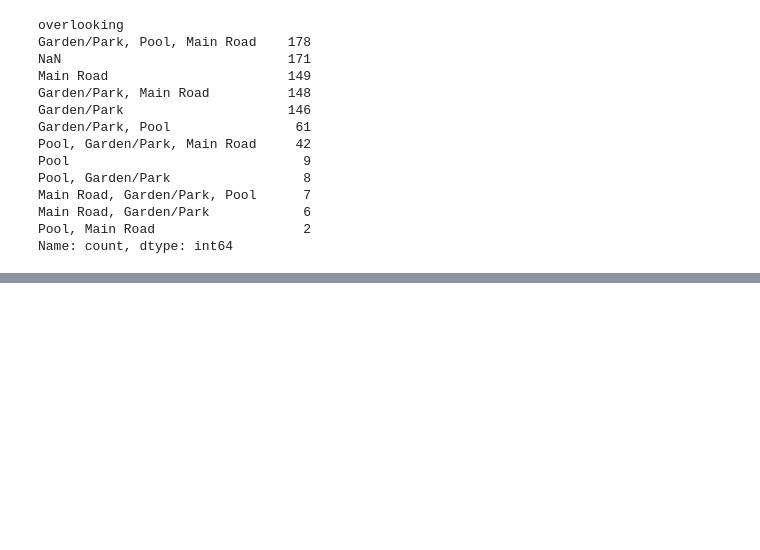
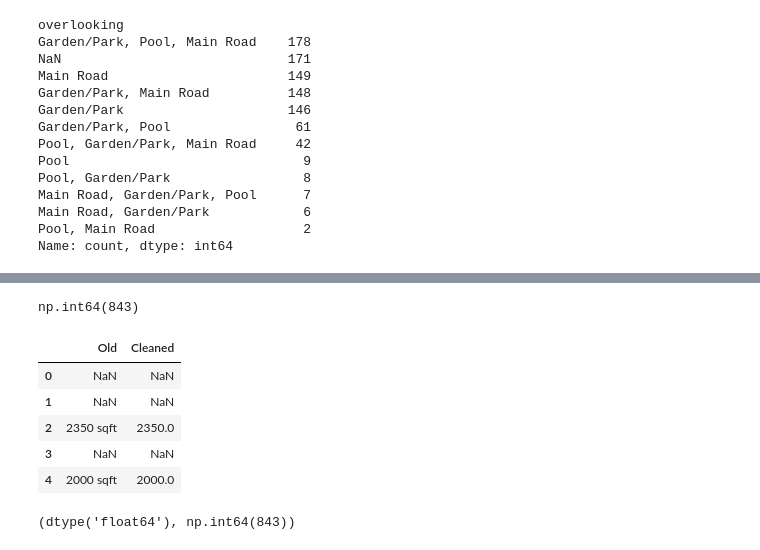
Before and after one commit to Omkesh-Bash/pune-real-estate-data-cleaning, a Jupyter notebook: notebooks/Pune_Real_Estate_Data_Cleaning.ipynb, the cells around one changed output, grey strips where cells are left out. Saved outputs shown, nothing was run; the diff lists cells and outputs as text; code cells hidden in the pictures; blank space fills up the shorter version.

```diff
--- a/notebooks/Pune_Real_Estate_Data_Cleaning.ipynb
+++ b/notebooks/Pune_Real_Estate_Data_Cleaning.ipynb
@@ -962,0 +1158,3 @@ Name: count, dtype: int64
+# %%
+real_estate['Car_Parking'] = real_estate.Car_Parking.str.strip().str.rstrip(',').str.strip()
+real_estate["Car_Parking"].value_counts(dropna=False)
@@ -962,0 +1232,24 @@ Name: count, dtype: int64
+# %%
+real_estate["Super_Area"].isna().sum()
+# %% [output]
+np.int64(843)
+# %%
+temp_super_area = pd.DataFrame({
+    'Old' : real_estate.Super_Area,
+    'Cleaned' : real_estate.Super_Area.map(
+        lambda x : x if pd.isna(x)
+        else int(x.removesuffix(' sqft'))
+    )
+})
+temp_super_area.head()
+# %% [output]
+|  | Old | Cleaned |
+| 0 | NaN | NaN |
+| 1 | NaN | NaN |
+| 2 | 2350 sqft | 2350.0 |
+| 3 | NaN | NaN |
+| 4 | 2000 sqft | 2000.0 |
+# %%
+temp_super_area["Cleaned"].dtype, temp_super_area["Cleaned"].isna().sum()
+# %% [output]
+(dtype('float64'), np.int64(843))
```
Also changed, not shown: parts of 41 cells of this notebook.
